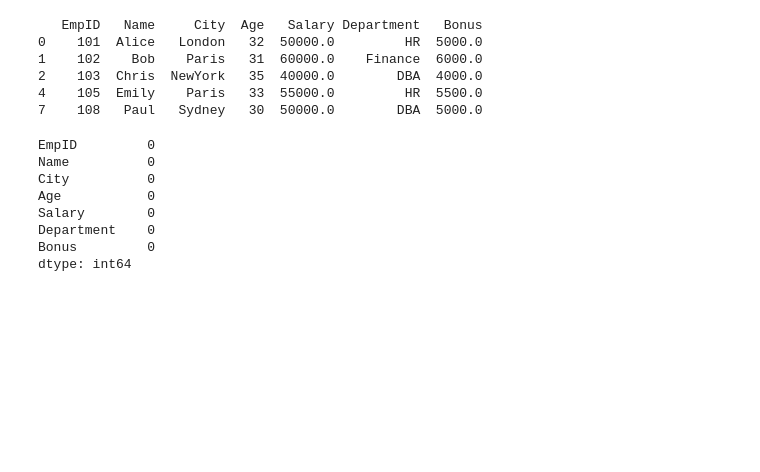
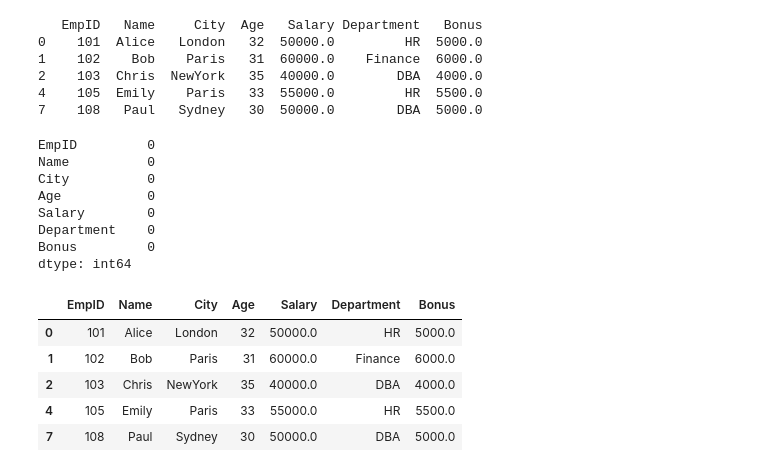
Before and after one commit to lilynt02-lgtm/Programming-Horizons, a Jupyter notebook: Employees_Programming.ipynb, the cells around one changed output. Cells and saved outputs as stored; diff of their text form; code cells hidden in the pictures; blank space fills up the shorter version.

```diff
--- a/Employees_Programming.ipynb
+++ b/Employees_Programming.ipynb
@@ -8,4 +8,4 @@ Practicing project on coding and Python
 # %%
 import pandas as pd
 # %%
-df = pd.read_csv('/Employees.csv')
+df = pd.read_csv('/content/Employees.csv')
@@ -194,0 +195,11 @@ dtype: int64
+# %%
+#Filling missing values : bfill() = backward filling method
+df.bfill()
+#all the missing values are replaced by the next value
+# %% [output]
+|  | EmpID | Name | City | Age | Salary | Department | Bonus |
+| 0 | 101 | Alice | London | 32 | 50000.0 | HR | 5000.0 |
+| 1 | 102 | Bob | Paris | 31 | 60000.0 | Finance | 6000.0 |
+| 2 | 103 | Chris | NewYork | 35 | 40000.0 | DBA | 4000.0 |
+| 4 | 105 | Emily | Paris | 33 | 55000.0 | HR | 5500.0 |
+| 7 | 108 | Paul | Sydney | 30 | 50000.0 | DBA | 5000.0 |
```
Also changed, not shown: parts of 2 cells of this notebook.
